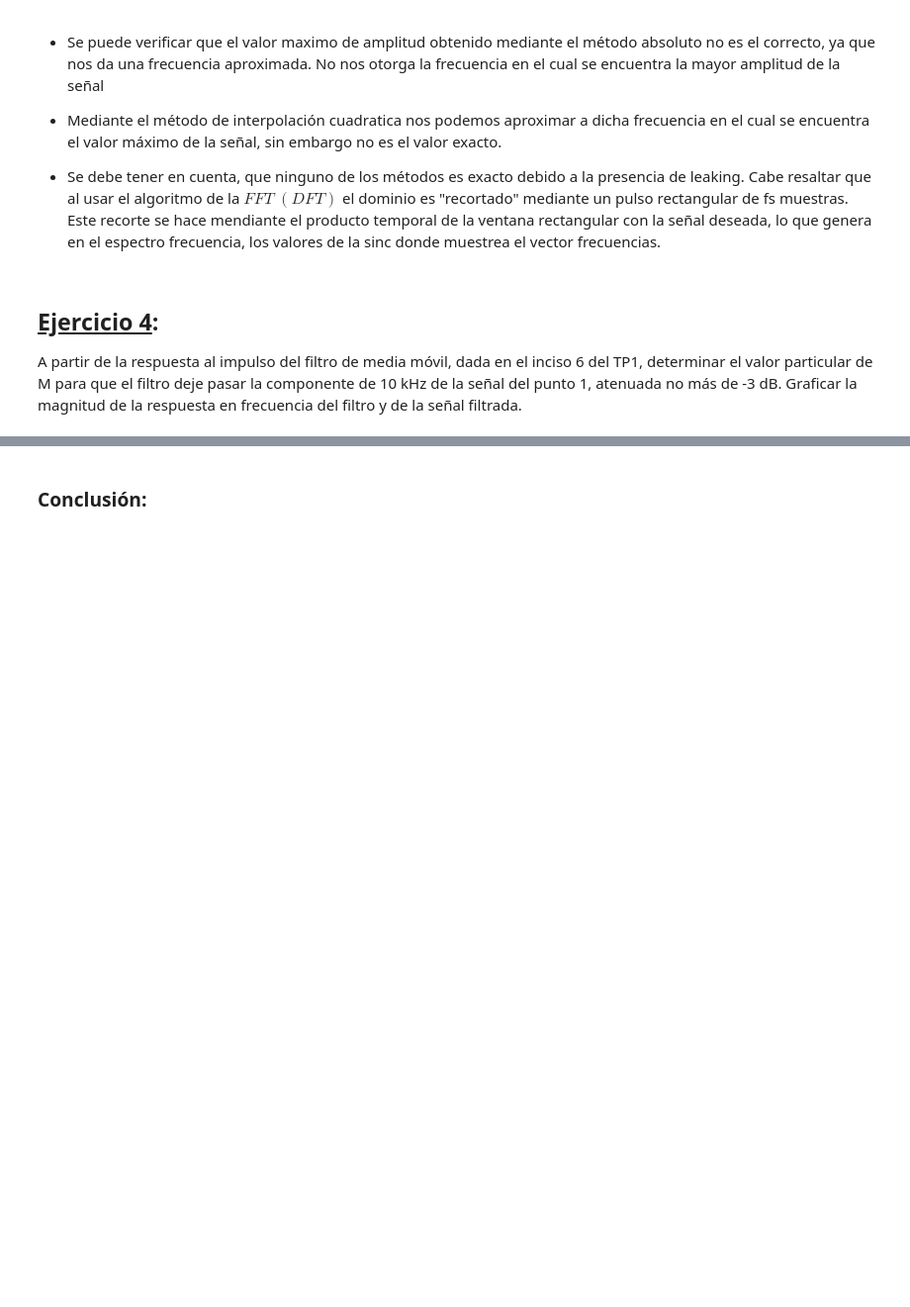
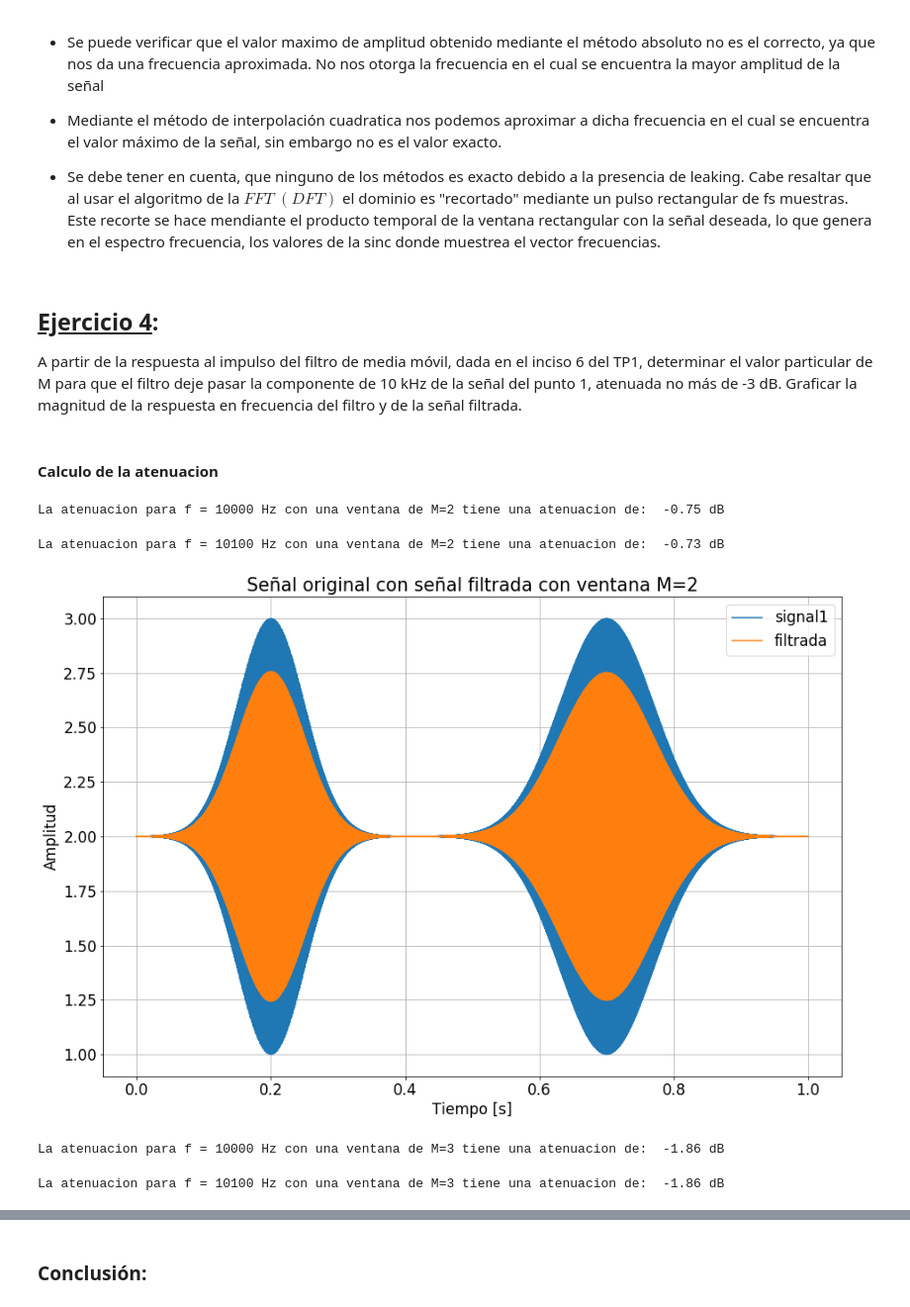
Before and after one commit to lunaisaias/dsp, a Jupyter notebook: Areco_DiLaudo_Isaias-TP2/tp2_dsp.ipynb, the cells around one changed output, grey strips where cells are left out. Shown: that part at 99% size. Drawn from its saved outputs; the diff is of its cells as text; code cells hidden in the pictures; blank space fills up the shorter version.

```diff
--- a/Areco_DiLaudo_Isaias-TP2/tp2_dsp.ipynb
+++ b/Areco_DiLaudo_Isaias-TP2/tp2_dsp.ipynb
@@ -338,0 +338,3 @@ xfiltrado, M ,xoriginal = calculadoraDeM(dft_signal1, 10000, 3)
+# %%
+M = 2
+convo_2 = convImpulseResponse(signal1,M)
@@ -351,3 +356,36 @@ M3 = M+8
 ventana_M3 = np.ones(M3)/M3
 ventana_dft_M3 = np.fft.rfft(ventana_M3,sr)
 ventana_dft_db_M3 = 20 * np.log10(np.maximum(np.abs(ventana_dft_M3), 1e-10))
+# %% [markdown]
+#### Calculo de la atenuacion
+# %%
+resta_atenuacion = 20*np.log10(max(convo_2[22050:])/max(signal1[22050:]))
+print("La atenuacion para f = 10000 Hz con una ventana de M=2 tiene una atenuacion de: ", round(resta_atenuacion,2), "dB")
+# %% [output]
+La atenuacion para f = 10000 Hz con una ventana de M=2 tiene una atenuacion de:  -0.75 dB
+# %%
+resta_atenuacion =  20*np.log10(max(convo_2[:22050])/max(signal1[:22050]))
+print("La atenuacion para f = 10100 Hz con una ventana de M=2 tiene una atenuacion de: ",round(resta_atenuacion,2), "dB")
+# %% [output]
+La atenuacion para f = 10100 Hz con una ventana de M=2 tiene una atenuacion de:  -0.73 dB
+# %%
+plt.rcParams.update({'font.size': 17})
+fig, ax = plt.subplots(figsize=[15, 10] )
+ax.plot(t[2:], signal1[2:], label = 'signal1')
+ax.plot(t[2:], convo_2[2:-1], label = 'filtrada')
+ax.set_title('Señal original con señal filtrada con ventana M=2')
+ax.set(ylabel = 'Amplitud',xlabel= 'Tiempo [s]')
+ax.legend()
+ax.grid()
+# %% [output]
+[figure, added]
+# %%
+resta_atenuacion = 20*np.log10(max(convo_3[22050:])/max(signal1[22050:]))
+print("La atenuacion para f = 10000 Hz con una ventana de M=3 tiene una atenuacion de: ",round(resta_atenuacion,2), "dB")
+# %% [output]
+La atenuacion para f = 10000 Hz con una ventana de M=3 tiene una atenuacion de:  -1.86 dB
+# %%
+resta_atenuacion = 20*np.log10(max(convo_3[22050:])/max(signal1[:22050]))
+print("La atenuacion para f = 10100 Hz con una ventana de M=3 tiene una atenuacion de: ",round(resta_atenuacion,2), "dB")
+# %% [output]
+La atenuacion para f = 10100 Hz con una ventana de M=3 tiene una atenuacion de:  -1.86 dB
```
Also changed, not shown: parts of 19 cells of this notebook, 1 other file.
